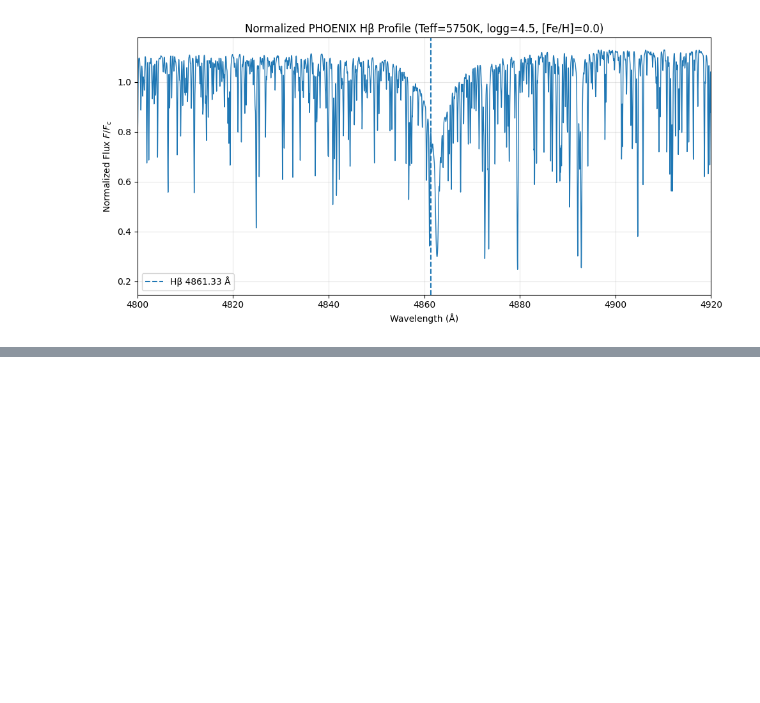
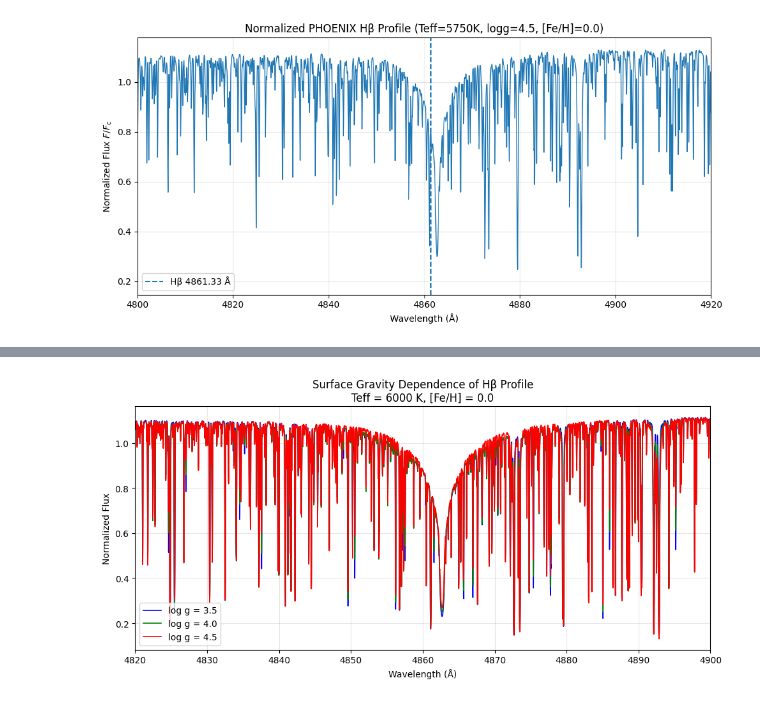
Before and after one commit to fardinabdullah/AST402_MidTerm_Project, a Jupyter notebook: notebooks/04.phoenix-grid-final.ipynb, the cells around one changed output, grey strips where cells are left out. Cells and saved outputs as stored; diff of their text form; code cells hidden in the pictures; blank space fills up the shorter version.

```diff
--- a/notebooks/04.phoenix-grid-final.ipynb
+++ b/notebooks/04.phoenix-grid-final.ipynb
@@ -1152,0 +1533,46 @@ plt.show()
+# %%
+import matplotlib.pyplot as plt
+
+
+plt.figure(figsize=(10,5))
+
+
+colors = {
+    3.5: "blue",
+    4.0: "green",
+    4.5: "red"
+}
+
+
+for logg in normalized_hbeta_logg:
+
+    plt.plot(
+        wave_hbeta_logg,
+        normalized_hbeta_logg[logg],
+        color=colors[logg],
+        linewidth=1.2,
+        label=f"log g = {logg}"
+    )
+
+
+plt.xlabel("Wavelength (Å)")
+plt.ylabel("Normalized Flux")
+
+
+plt.title(
+    "Surface Gravity Dependence of Hβ Profile\n"
+    "Teff = 6000 K, [Fe/H] = 0.0"
+)
+
+
+plt.legend()
+
+plt.grid(alpha=0.3)
+
+plt.xlim(4820,4900)
+
+plt.tight_layout()
+
+plt.show()
+# %% [output]
+[figure, added]
```
Also changed, not shown: parts of 34 cells of this notebook.
